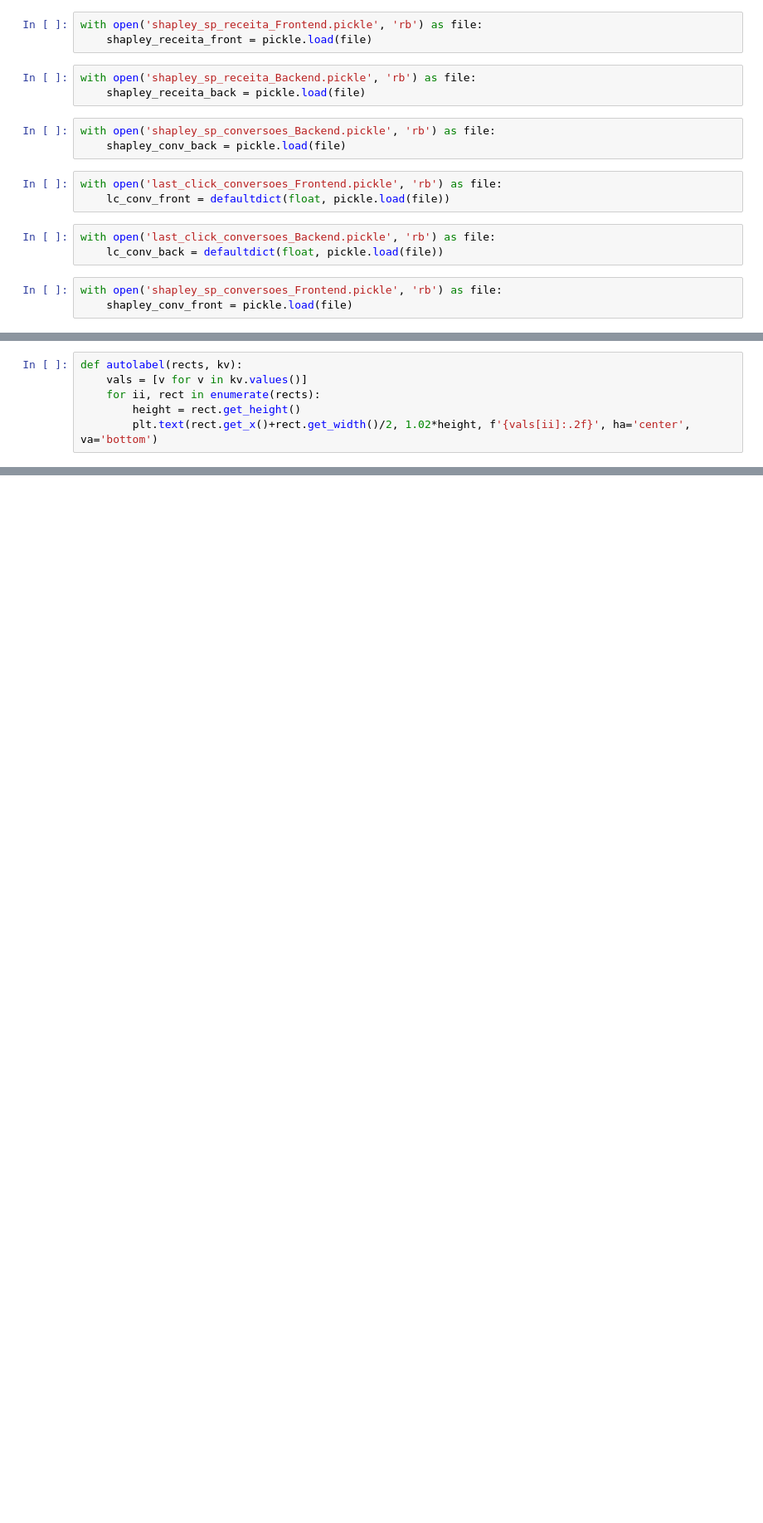
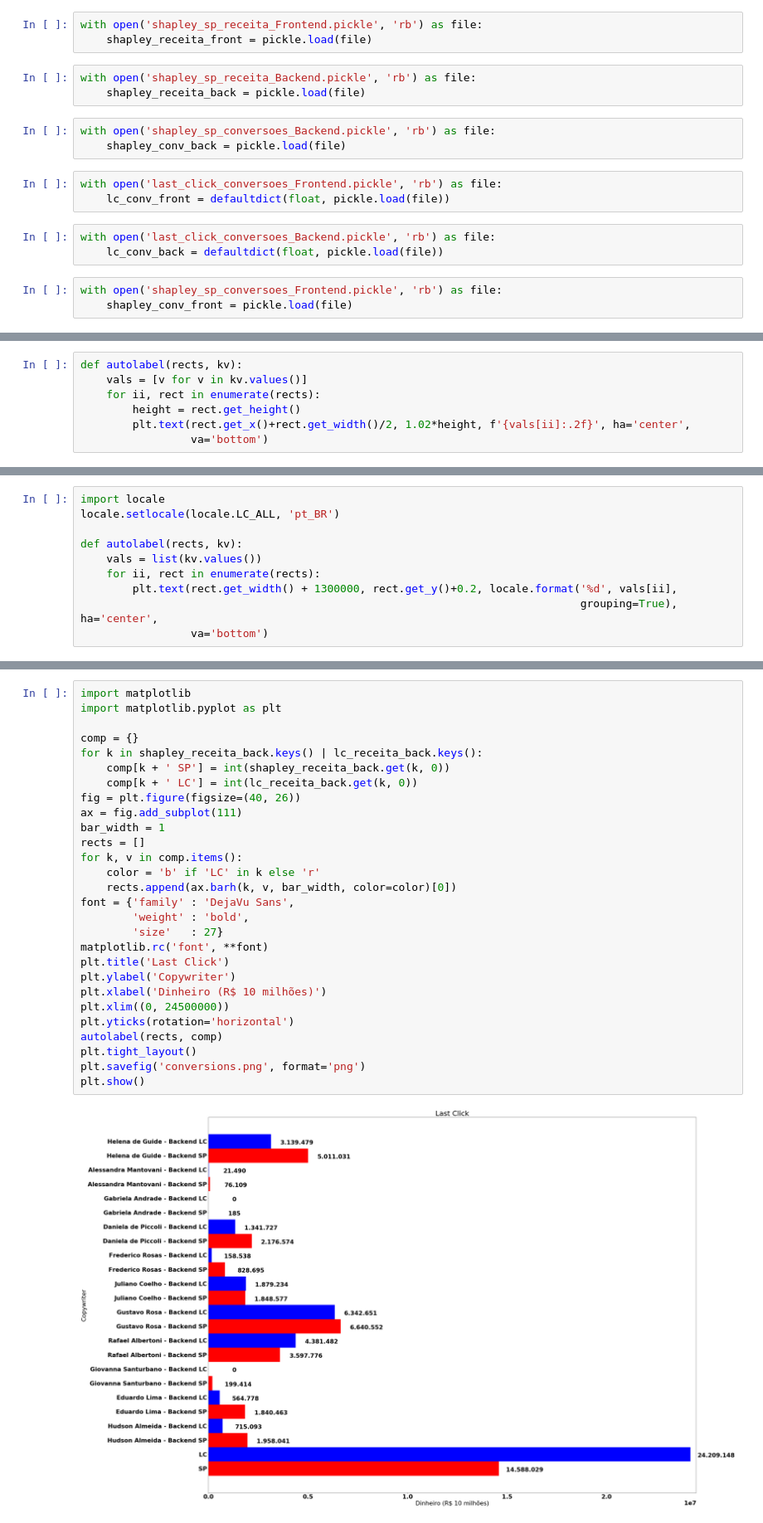
Before and after one commit to RMenoni/shapley_attribution, a Jupyter notebook: model_graphs.ipynb, the cells around one changed output, grey strips where cells are left out. Shown at 83% size. Saved outputs shown, nothing was run; the diff lists cells and outputs as text; blank space fills up the shorter version.

```diff
--- a/model_graphs.ipynb
+++ b/model_graphs.ipynb
@@ -41,7 +51,8 @@ def autolabel(rects, kv):
     vals = [v for v in kv.values()]
     for ii, rect in enumerate(rects):
         height = rect.get_height()
-        plt.text(rect.get_x()+rect.get_width()/2, 1.02*height, f'{vals[ii]:.2f}', ha='center', va='bottom')
+        plt.text(rect.get_x()+rect.get_width()/2, 1.02*height, f'{vals[ii]:.2f}', ha='center',
+                 va='bottom')
 # %%
 import matplotlib
 import matplotlib.pyplot as plt
@@ -66,0 +81,10 @@ plt.show()
+# %%
+import locale
+locale.setlocale(locale.LC_ALL, 'pt_BR')
+
+def autolabel(rects, kv):
+    vals = list(kv.values())
+    for ii, rect in enumerate(rects):
+        plt.text(rect.get_width() + 1300000, rect.get_y()+0.2, locale.format('%d', vals[ii],
+                                                                             grouping=True), ha='center',
+                 va='bottom')
@@ -66,0 +101,30 @@ plt.show()
+# %%
+import matplotlib
+import matplotlib.pyplot as plt
+
+comp = {}
+for k in shapley_receita_back.keys() | lc_receita_back.keys():
+    comp[k + ' SP'] = int(shapley_receita_back.get(k, 0))
+    comp[k + ' LC'] = int(lc_receita_back.get(k, 0))
+fig = plt.figure(figsize=(40, 26))
+ax = fig.add_subplot(111)
+bar_width = 1
+rects = []
+for k, v in comp.items():
+    color = 'b' if 'LC' in k else 'r'
+    rects.append(ax.barh(k, v, bar_width, color=color)[0])
+font = {'family' : 'DejaVu Sans',
+        'weight' : 'bold',
+        'size'   : 27}
+matplotlib.rc('font', **font)
+plt.title('Last Click')
+plt.ylabel('Copywriter')
+plt.xlabel('Dinheiro (R$ 10 milhões)')
+plt.xlim((0, 24500000))
+plt.yticks(rotation='horizontal')
+autolabel(rects, comp)
+plt.tight_layout()
+plt.savefig('conversions.png', format='png')
+plt.show()
+# %% [output]
+[figure, added]
```
Also changed, not shown: parts of 5 cells of this notebook, 2 other files.
